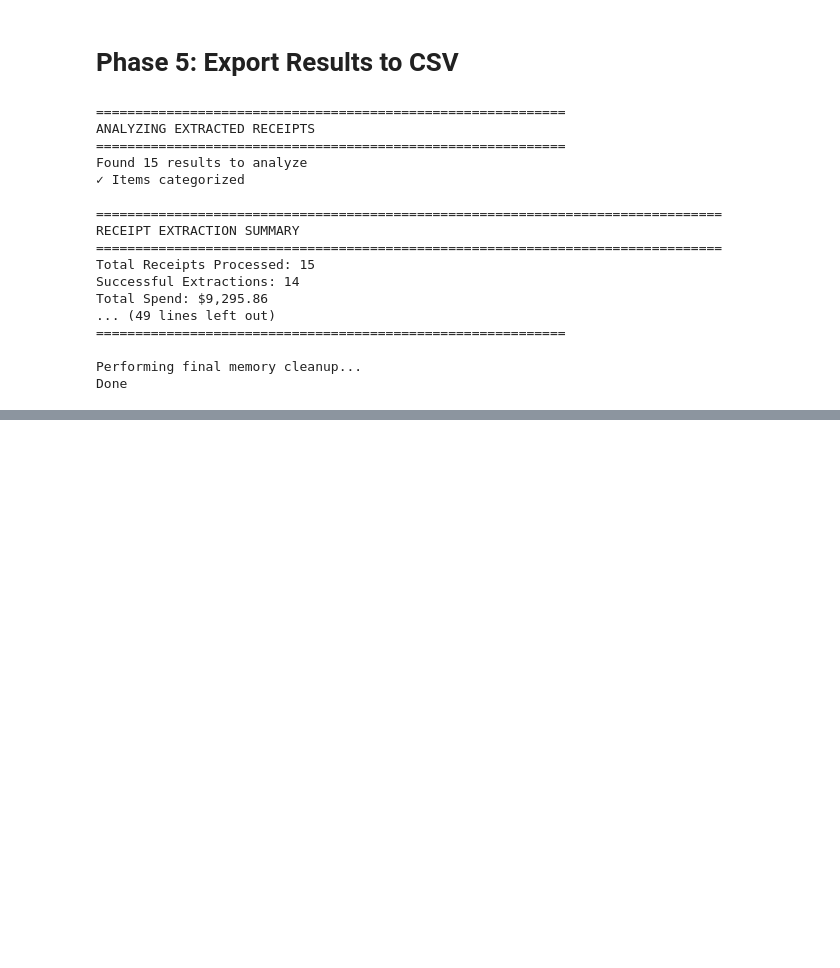
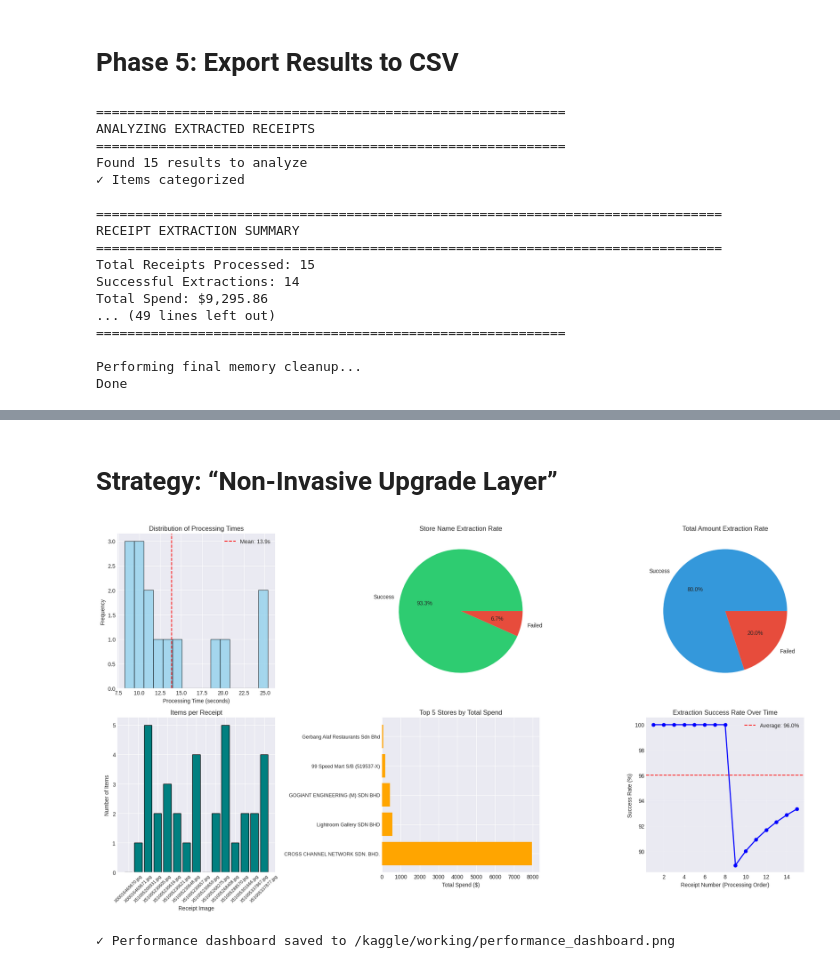
Before and after one commit to MrRogueKnight/privacy-first-personal-finance-agent, a Jupyter notebook: privacy-first-personal-finance-agent.ipynb, the cells around one changed output, grey strips where cells are left out. Drawn from its saved outputs; the diff is of its cells as text; code cells hidden in the pictures; blank space fills up the shorter version.

Commit message:
Kaggle Notebook | privacy-first-personal-finance-agent | Version 8

```diff
--- a/privacy-first-personal-finance-agent.ipynb
+++ b/privacy-first-personal-finance-agent.ipynb
@@ -1207 +1208,75 @@ else:
 ✓ Visualizations saved to /kaggle/working/receipt_visualizations.png
+# %% [markdown]
+# Strategy: “Non-Invasive Upgrade Layer”
+# %%
+# Cell 7: Enhanced Performance Dashboard
+import matplotlib.pyplot as plt
+import seaborn as sns
+
+def create_performance_dashboard(df, results):
+    """Create a comprehensive performance dashboard"""
+
+    fig, axes = plt.subplots(2, 3, figsize=(18, 10))
+
+    # 1. Processing Times
+    if 'processing_time' in df.columns:
+        axes[0, 0].hist(df['processing_time'], bins=15, edgecolor='black', alpha=0.7, color='skyblue')
+        axes[0, 0].set_xlabel('Processing Time (seconds)')
+        axes[0, 0].set_ylabel('Frequency')
+        axes[0, 0].set_title('Distribution of Processing Times')
+        axes[0, 0].axvline(df['processing_time'].mean(), color='red', linestyle='--',
+                           label=f"Mean: {df['processing_time'].mean():.1f}s")
+        axes[0, 0].legend()
+
+    # 2. Store Name Extraction Success Rate
+    store_success = df['store_name'].notna().sum()
+    store_fail = len(df) - store_success
+    axes[0, 1].pie([store_success, store_fail], labels=['Success', 'Failed'],
+                   autopct='%1.1f%%', colors=['#2ecc71', '#e74c3c'])
+    axes[0, 1].set_title('Store Name Extraction Rate')
+
+    # 3. Total Amount Extraction Success Rate
+    amount_success = df['total_amount'].notna().sum()
+    amount_fail = len(df) - amount_success
+    axes[0, 2].pie([amount_success, amount_fail], labels=['Success', 'Failed'],
+                   autopct='%1.1f%%', colors=['#3498db', '#e74c3c'])
+    axes[0, 2].set_title('Total Amount Extraction Rate')
+
+    # 4. Items per Receipt Distribution
+    axes[1, 0].bar(df['image_name'], df['num_items'], color='teal', edgecolor='black')
+    axes[1, 0].set_xlabel('Receipt Image')
+    axes[1, 0].set_ylabel('Number of Items')
+    axes[1, 0].set_title('Items per Receipt')
+    axes[1, 0].tick_params(axis='x', rotation=45, labelsize=8)
+
+    # 5. Top 5 Stores by Spend
+    store_spend = df.groupby('store_name')['total_amount'].sum().sort_values(ascending=False).head(5)
+    axes[1, 1].barh(range(len(store_spend)), store_spend.values, color='orange')
+    axes[1, 1].set_yticks(range(len(store_spend)))
+    axes[1, 1].set_yticklabels(store_spend.index, fontsize=9)
+    axes[1, 1].set_xlabel('Total Spend ($)')
+    axes[1, 1].set_title('Top 5 Stores by Total Spend')
+
+    # 6. Success Rate Over Time (by processing order)
+    if 'processing_time' in df.columns:
+        success_rate = df['store_name'].notna().cumsum() / (range(1, len(df)+1))
+        axes[1, 2].plot(range(1, len(df)+1), success_rate * 100, 'b-o', linewidth=2, markersize=6)
+        axes[1, 2].set_xlabel('Receipt Number (Processing Order)')
+        axes[1, 2].set_ylabel('Success Rate (%)')
+        axes[1, 2].set_title('Extraction Success Rate Over Time')
+        axes[1, 2].grid(True, alpha=0.3)
+        axes[1, 2].axhline(y=success_rate.mean()*100, color='red', linestyle='--',
+                           label=f"Average: {success_rate.mean()*100:.1f}%")
+        axes[1, 2].legend()
+
+    plt.tight_layout()
+    plt.savefig('/kaggle/working/performance_dashboard.png', dpi=150, bbox_inches='tight')
+    plt.show()
+    print("✓ Performance dashboard saved to /kaggle/working/performance_dashboard.png")
+
+# Create dashboard
+if 'analyzer' in locals() and analyzer is not None:
+    create_performance_dashboard(analyzer.df, results)
+# %% [output]
+[figure, added]
+✓ Performance dashboard saved to /kaggle/working/performance_dashboard.png
```
Also changed, not shown: parts of 5 cells of this notebook.
